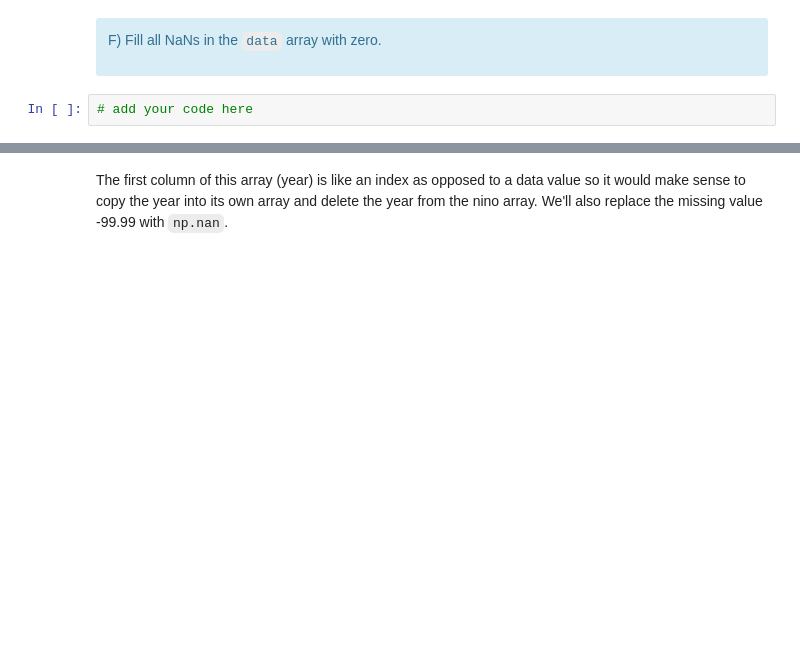
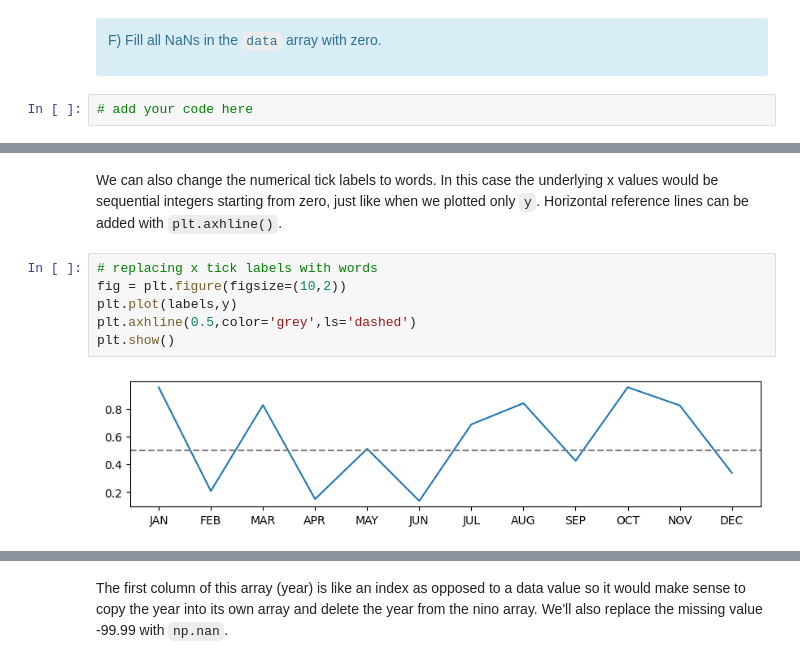
Before and after one commit to kerriegeil/DEV_canvas_beginner_py, a Jupyter notebook: 06_IntroToNumpy.ipynb, the cells around one changed output, grey strips where cells are left out. Cells and saved outputs as stored; diff of their text form; blank space fills up the shorter version.

````diff
--- a/06_IntroToNumpy.ipynb
+++ b/06_IntroToNumpy.ipynb
@@ -2320,0 +1898,10 @@
+# %% [markdown]
+We can also change the numerical tick labels to words. In this case the underlying x values would be sequential integers starting from zero, just like when we plotted only ```y```. Horizontal reference lines can be added with ```plt.axhline()```.
+# %%
+# replacing x tick labels with words
+fig = plt.figure(figsize=(10,2))
+plt.plot(labels,y)
+plt.axhline(0.5,color='grey',ls='dashed')
+plt.show()
+# %% [output]
+[figure, added]
````
Also changed, not shown: parts of 155 cells of this notebook, 3 other files.
